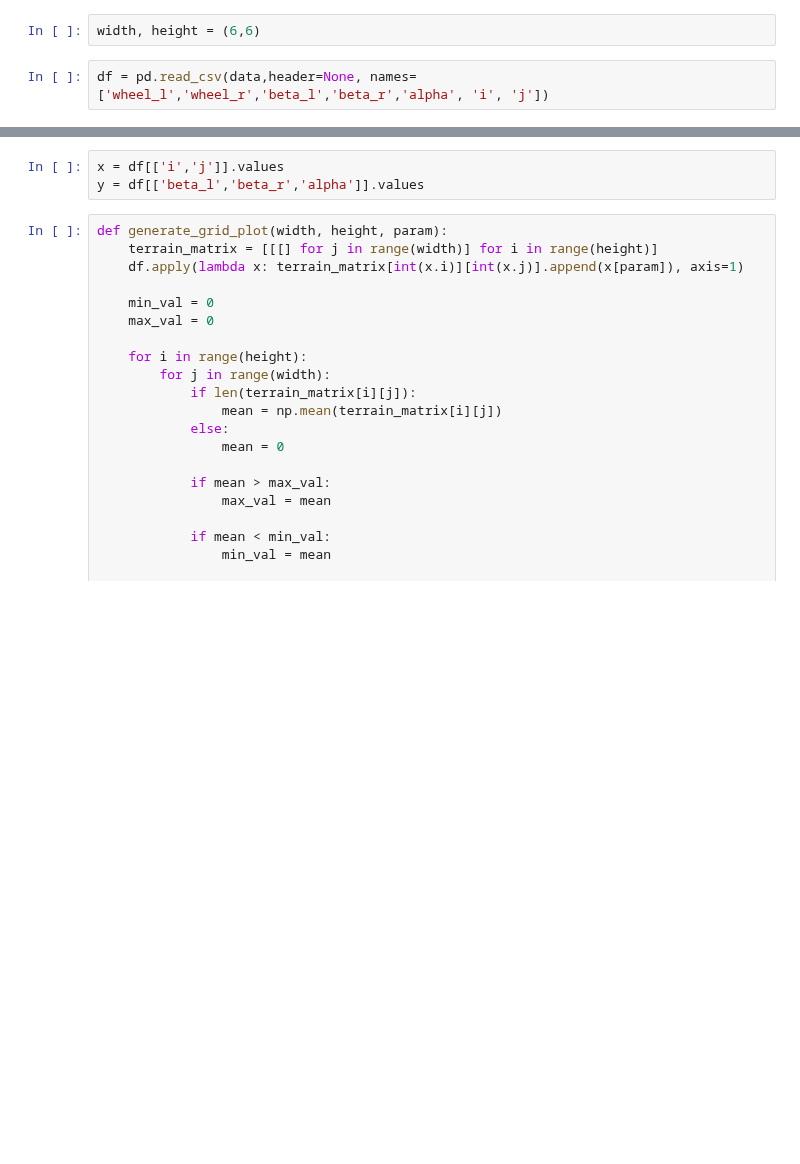
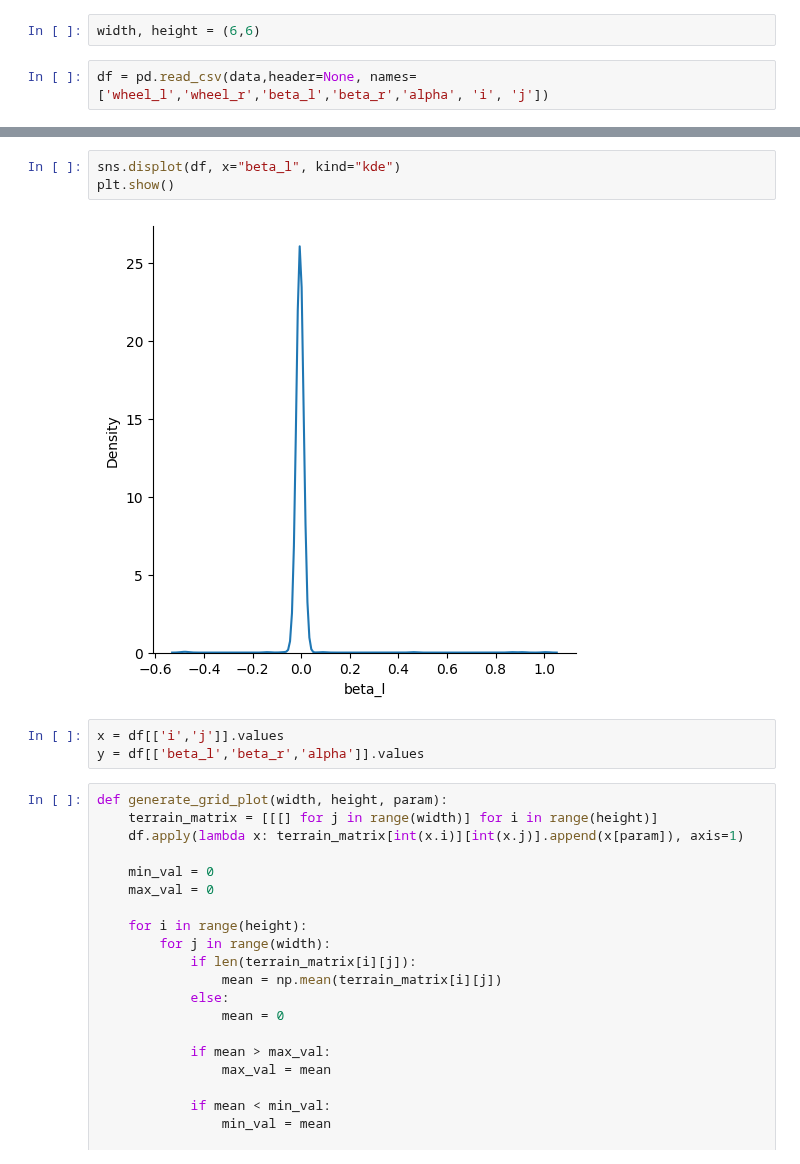
Before and after one commit to jprogrammer13/drp_course_2023, a Jupyter notebook: notebooks/slipage.ipynb, the cells around one changed output, grey strips where cells are left out. Drawn from its saved outputs; the diff is of its cells as text; blank space fills up the shorter version.

```diff
--- a/notebooks/slipage.ipynb
+++ b/notebooks/slipage.ipynb
@@ -30,3 +31,8 @@ df
+# %%
+sns.displot(df, x="beta_l", kind="kde")
+plt.show()
+# %% [output]
+[figure, added]
 # %%
 x = df[['i','j']].values
 y = df[['beta_l','beta_r','alpha']].values
```
Also changed, not shown: parts of 8 cells of this notebook, 4 other files.
